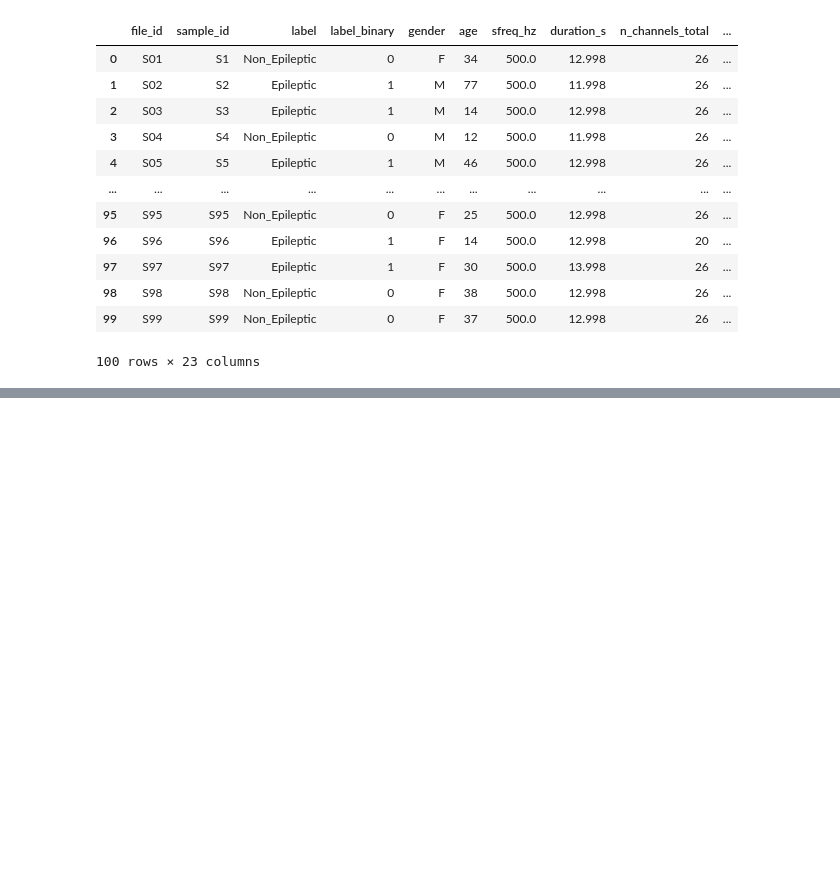
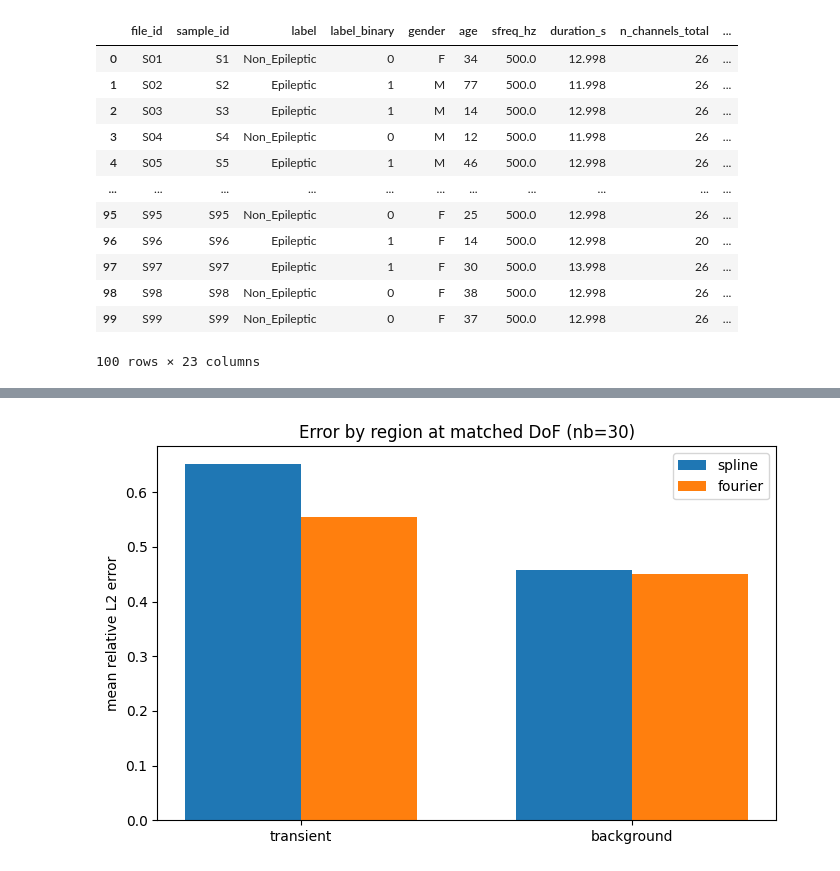
Before and after one commit to kavyavijaysankar/IED_Detection_EEG, a Jupyter notebook: notebooks/EDA.ipynb, the cells around one changed output, grey strips where cells are left out. Cells and saved outputs as stored; diff of their text form; code cells hidden in the pictures; blank space fills up the shorter version.

```diff
--- a/notebooks/EDA.ipynb
+++ b/notebooks/EDA.ipynb
@@ -518,0 +698,16 @@ df
+# %%
+# --- Transient vs background error at matched DoF (summary bars) ---
+means = {(kind, reg): np.mean([rel_err(curves[f], smooth_grid(curves[f], kind, DOF_MATCH),
+                                        MASK_T if reg == 'transient' else MASK_BG) for f in kept])
+         for kind in ('spline', 'fourier') for reg in ('transient', 'background')}
+fig, ax = plt.subplots(figsize=(7, 4.5))
+x = np.arange(2); w = 0.35
+for k, (kind, col) in enumerate([('spline', 'C0'), ('fourier', 'C1')]):
+    ax.bar(x + (k - 0.5) * w, [means[(kind, 'transient')], means[(kind, 'background')]],
+           w, color=col, label=kind)
+ax.set_xticks(x); ax.set_xticklabels(['transient', 'background'])
+ax.set_ylabel('mean relative L2 error')
+ax.set_title(f'Error by region at matched DoF (nb={DOF_MATCH})'); ax.legend()
+plt.tight_layout(); plt.show()
+# %% [output]
+[figure, added]
```
Also changed, not shown: parts of 8 cells of this notebook.
